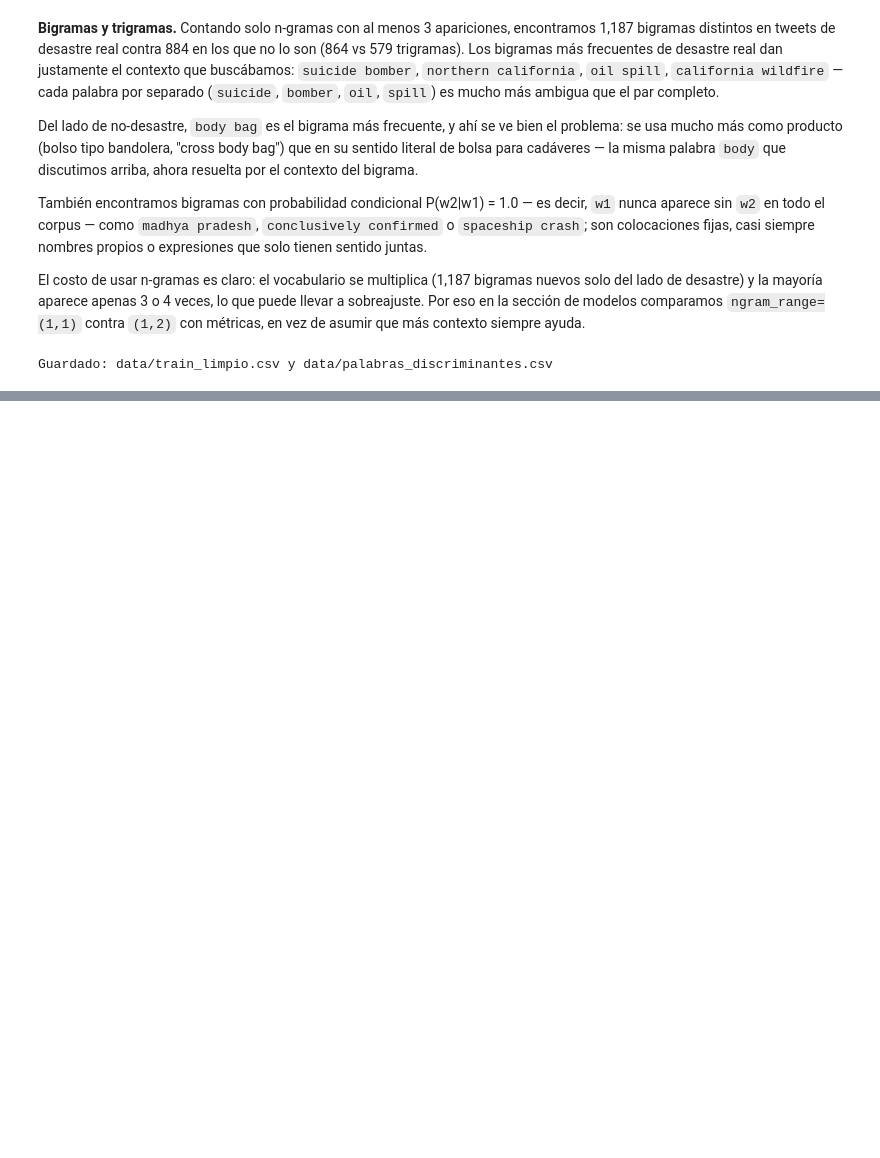
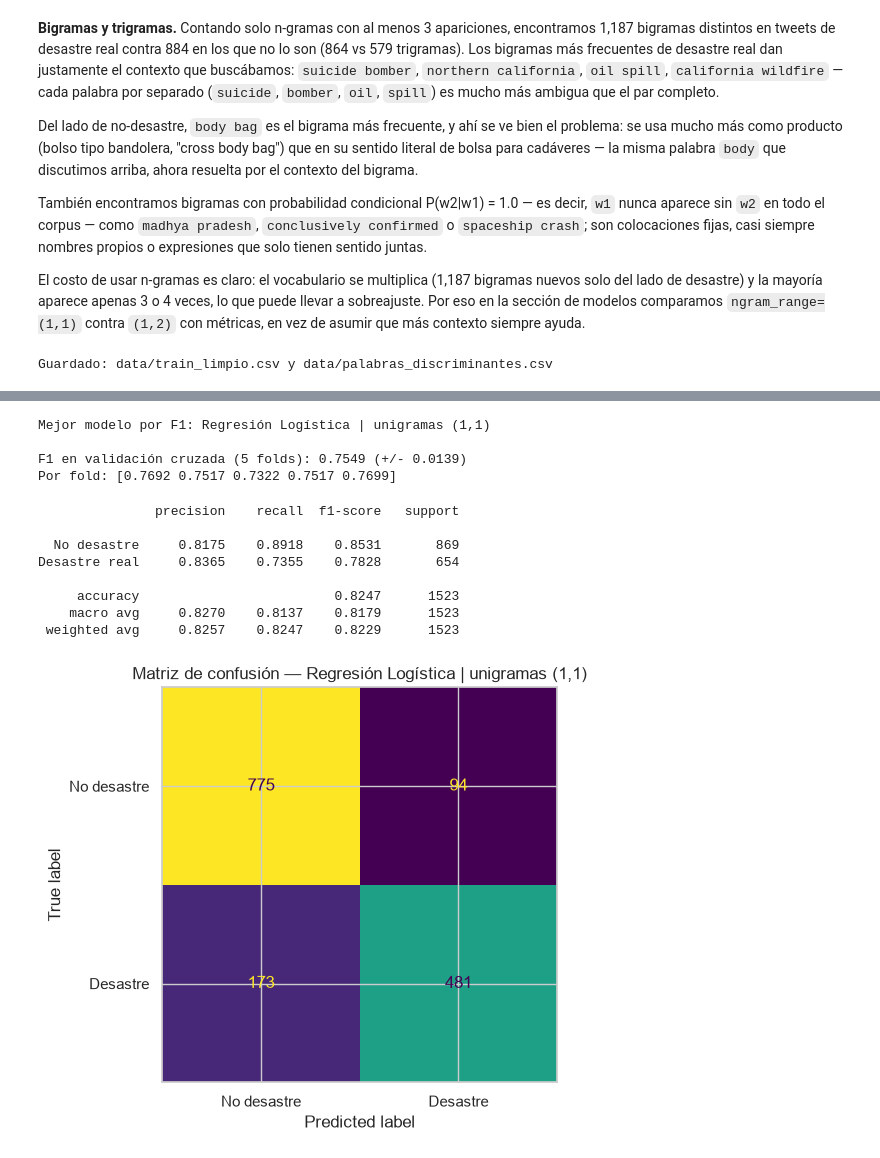
Before and after one commit to erickguerra2/LAB05-DATA, a Jupyter notebook: Laboratorio5.ipynb, the cells around one changed output, grey strips where cells are left out. Drawn from its saved outputs; the diff is of its cells as text; code cells hidden in the pictures; blank space fills up the shorter version.

```diff
--- a/Laboratorio5.ipynb
+++ b/Laboratorio5.ipynb
@@ -833,0 +946,36 @@ Guardado: data/train_limpio.csv y data/palabras_discriminantes.csv
+# %%
+# 3.3 Validación cruzada del mejor modelo (más confiable que una sola partición)
+mejor_nombre = f"{tabla_resultados.iloc[0]['modelo']} | {tabla_resultados.iloc[0]['n_gramas']}"
+mejor_modelo = modelos_entrenados[mejor_nombre]
+print(f"Mejor modelo por F1: {mejor_nombre}\n")
+
+cv = StratifiedKFold(n_splits=5, shuffle=True, random_state=RANDOM_STATE)
+puntajes = cross_val_score(mejor_modelo, X, y, cv=cv, scoring="f1", n_jobs=-1)
+print(f"F1 en validación cruzada (5 folds): {puntajes.mean():.4f} (+/- {puntajes.std():.4f})")
+print("Por fold:", np.round(puntajes, 4))
+# %% [output]
+Mejor modelo por F1: Regresión Logística | unigramas (1,1)
+
+F1 en validación cruzada (5 folds): 0.7549 (+/- 0.0139)
+Por fold: [0.7692 0.7517 0.7322 0.7517 0.7699]
+# %%
+# 3.4 Matriz de confusión y reporte del mejor modelo
+pred = mejor_modelo.predict(X_test)
+print(classification_report(y_test, pred, target_names=["No desastre", "Desastre real"], digits=4))
+
+fig, ax = plt.subplots(figsize=(5.5, 5))
+ConfusionMatrixDisplay(confusion_matrix(y_test, pred),
+                       display_labels=["No desastre", "Desastre"]).plot(ax=ax, colorbar=False)
+ax.set_title(f"Matriz de confusión — {mejor_nombre}")
+guardar_fig("10_matriz_confusion")
+plt.show()
+# %% [output]
+               precision    recall  f1-score   support
+
+  No desastre     0.8175    0.8918    0.8531       869
+Desastre real     0.8365    0.7355    0.7828       654
+
+     accuracy                         0.8247      1523
+    macro avg     0.8270    0.8137    0.8179      1523
+ weighted avg     0.8257    0.8247    0.8229      1523
+[figure, added]
```
Also changed, not shown: parts of 6 cells of this notebook.
